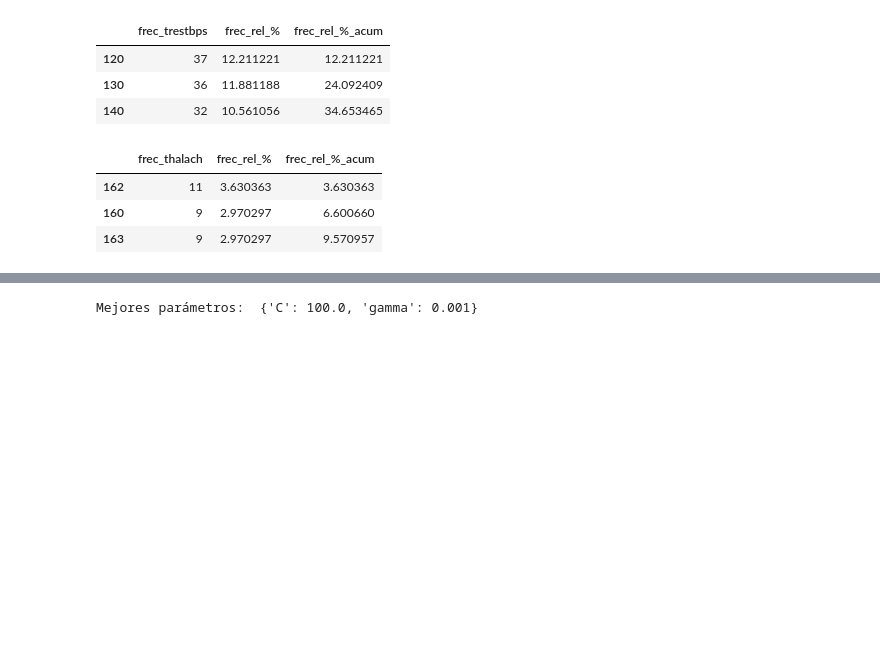
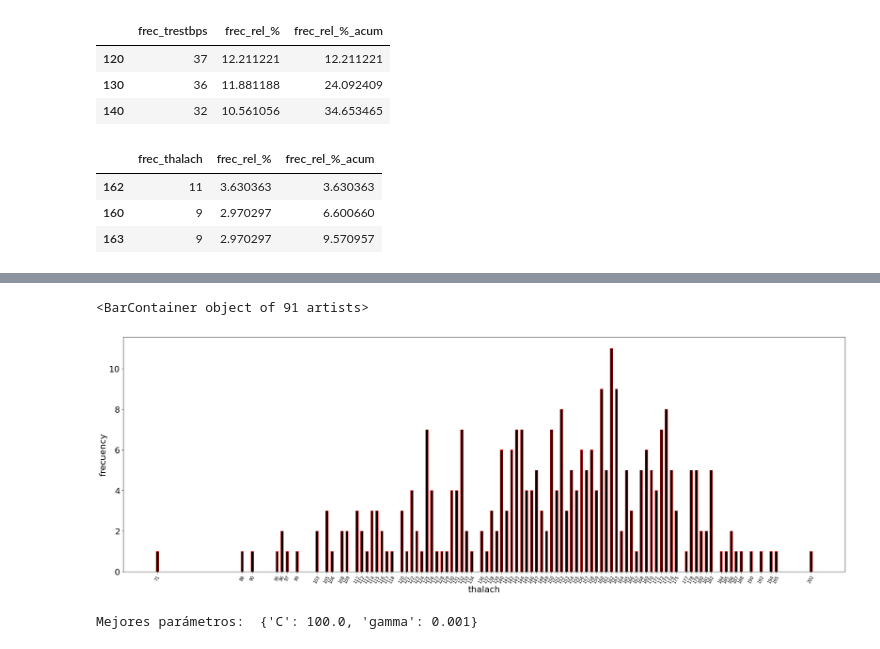
Before and after one commit to AlejoGalloM/MachineLearning, a Jupyter notebook: Heart_Disease.ipynb, the cells around one changed output, grey strips where cells are left out. Drawn from its saved outputs; the diff is of its cells as text; code cells hidden in the pictures; blank space fills up the shorter version.

```diff
--- a/Heart_Disease.ipynb
+++ b/Heart_Disease.ipynb
@@ -117,3 +118,15 @@ plt.show()
+# %%
+#Creacion de diagrama de barras comparando frecuencia con thalach
+fig = plt.figure();
+fig.set_figwidth(30)
+fig.set_figheight(10)
+plt.xlabel('thalach',fontsize=20)
+plt.ylabel('frecuency',fontsize=20)
+plt.xticks(frec_frame_thalach.index, rotation=60, fontsize=10)
+plt.bar( frec_frame_thalach.index, frec_frame_thalach["frec_thalach"].values, width=0.5, color='black', edgecolor='red')
+# %% [output]
+<BarContainer object of 91 artists>
+[figure, added]
 # %%
 #Se realiza separacion de datos
 X_train, X_test, y_train, y_test = train_test_split(X, y, test_size = 0.25, random_state = 4)
```
Also changed, not shown: parts of 13 cells of this notebook.
